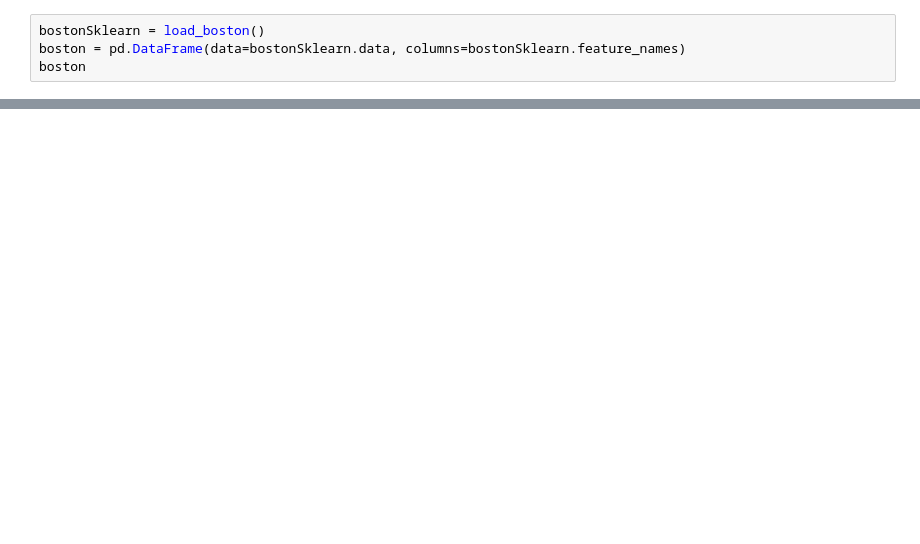
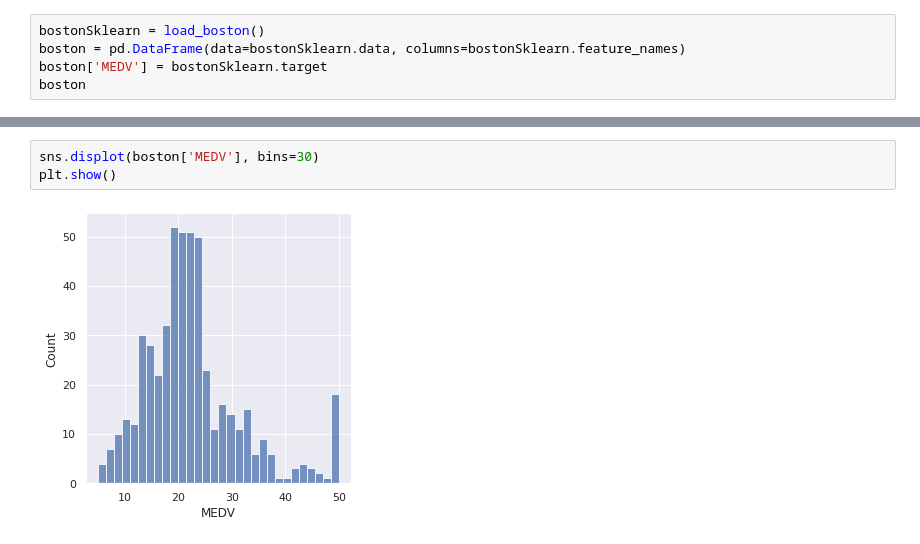
Before and after one commit to Leandro4002/ISD_TP5, a Jupyter notebook: notebook.ipynb, the cells around one changed output, grey strips where cells are left out. Drawn from its saved outputs; the diff is of its cells as text; blank space fills up the shorter version.

Commit message:
boxplots et histogramme

```diff
--- a/notebook.ipynb
+++ b/notebook.ipynb
@@ -7,6 +8,7 @@ from sklearn.datasets import load_boston
 # %%
 bostonSklearn = load_boston()
 boston = pd.DataFrame(data=bostonSklearn.data, columns=bostonSklearn.feature_names)
+boston['MEDV'] = bostonSklearn.target
 boston
 # %% [output]
     The Boston housing prices dataset has an ethical problem. You can refer to
@@ -41,0 +90,5 @@ boston
+# %%
+sns.displot(boston['MEDV'], bins=30)
+plt.show()
+# %% [output]
+[figure, added]
```
Also changed, not shown: parts of 7 cells of this notebook.
